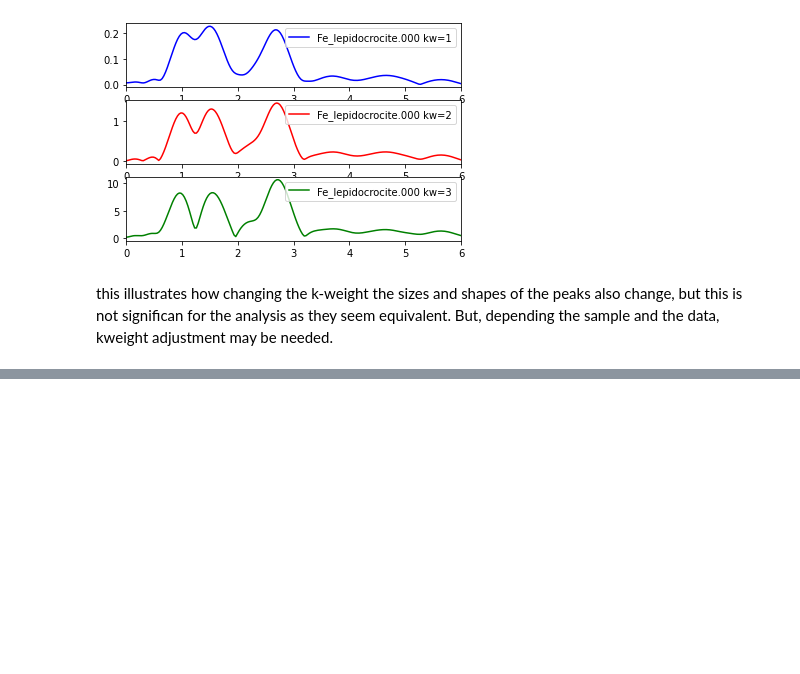
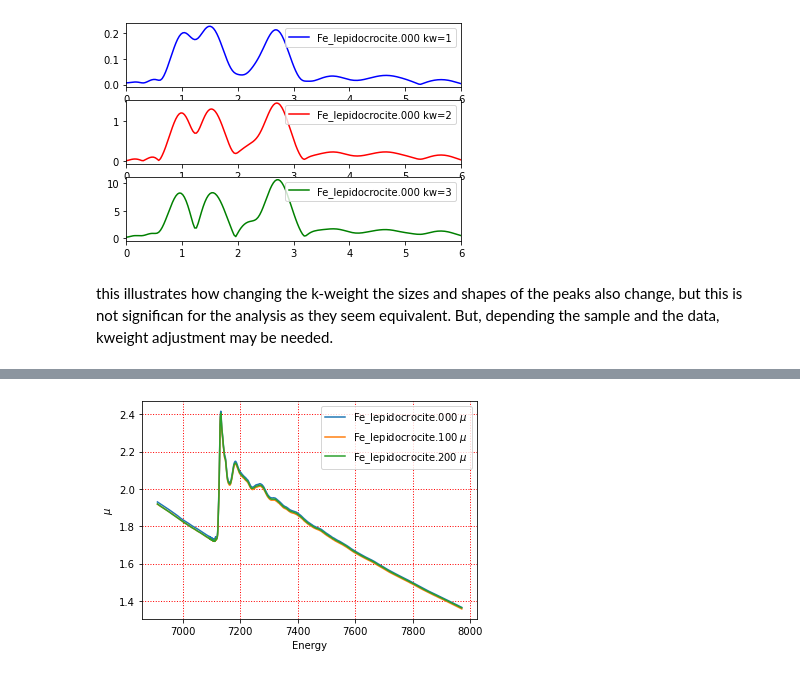
Before and after one commit to scman1/Larch_Intro_ukch, a Jupyter notebook: XAFS_Processing_2.ipynb, the cells around one changed output, grey strips where cells are left out. Saved outputs shown, nothing was run; the diff lists cells and outputs as text; code cells hidden in the pictures; blank space fills up the shorter version.

Commit message:
Open two more scans and save as athena project

```diff
--- a/XAFS_Processing_2.ipynb
+++ b/XAFS_Processing_2.ipynb
@@ -421,0 +451,11 @@ At 28:00
+# %%
+# import the larch.io libraries for managing
+# athena files
+from larch.io import create_athena, read_athena, extract_athenagroup
+project_name = 'XAFSExamples/Fe_standards/lepidocrocite.prj'
+fe_project = create_athena(project_name)
+fe_project.add_group(fe_xafs)
+fe_project.add_group(fe_100)
+fe_project.add_group(fe_200)
+fe_project.save()
+vars(fe_project)
@@ -421,0 +479,19 @@ At 28:00
+# %%
+fe_project = read_athena(project_name)
+vars(fe_project)
+gr_0 = extract_athenagroup(fe_project.Fe_lepidocrocite_000)
+gr_0 = calc_with_defaults(gr_0)
+#vars(gr_0)
+gr_1 = fe_project.Fe_lepidocrocite_100
+gr_1 = calc_with_defaults(gr_1)
+gr_2 = fe_project.Fe_lepidocrocite_200
+gr_2 = calc_with_defaults(gr_2)
+plt.plot(gr_0.energy, gr_0.mu, label= gr_0.label + ' $\mu$')
+plt.plot(gr_1.energy, gr_1.mu, label= gr_1.label + ' $\mu$')
+plt.plot(gr_2.energy, gr_2.mu, label= gr_2.label + ' $\mu$')
+plt.xlabel('Energy')
+plt.ylabel('$\mu$')
+plt.legend() # include the leyend in the plot
+plt.grid(color='r', linestyle=':', linewidth=1) #show and format grid
+# %% [output]
+[figure, added]
```
Also changed, not shown: parts of 7 cells of this notebook, 1 other file.
